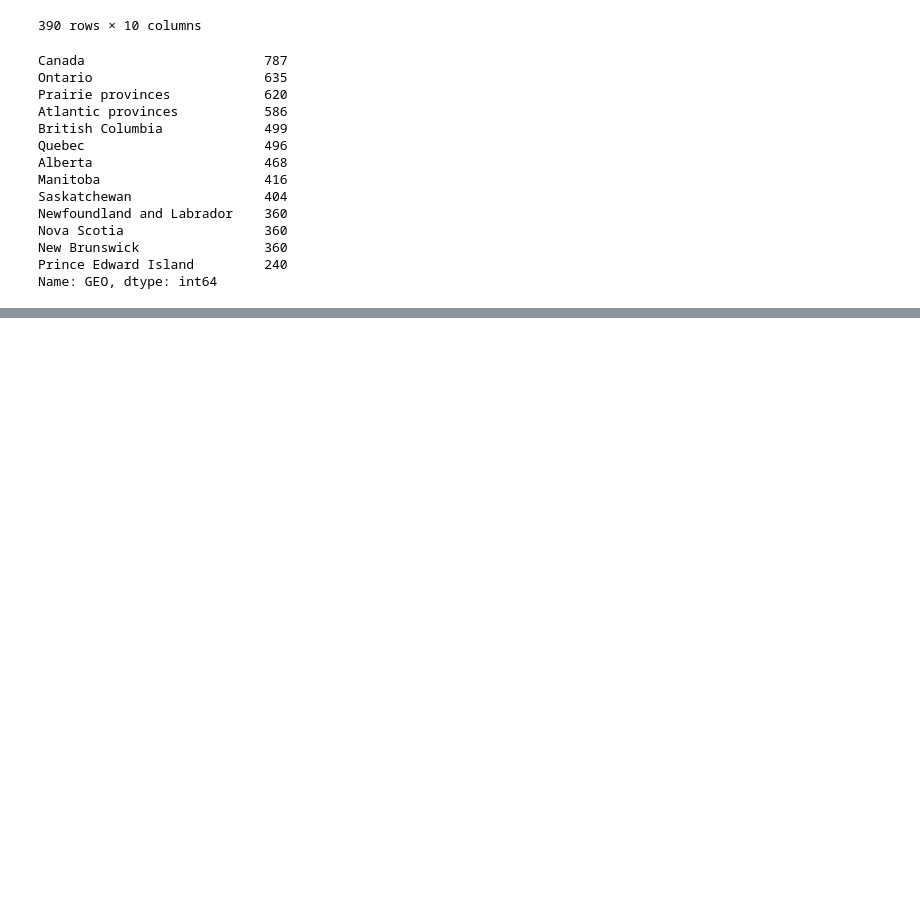
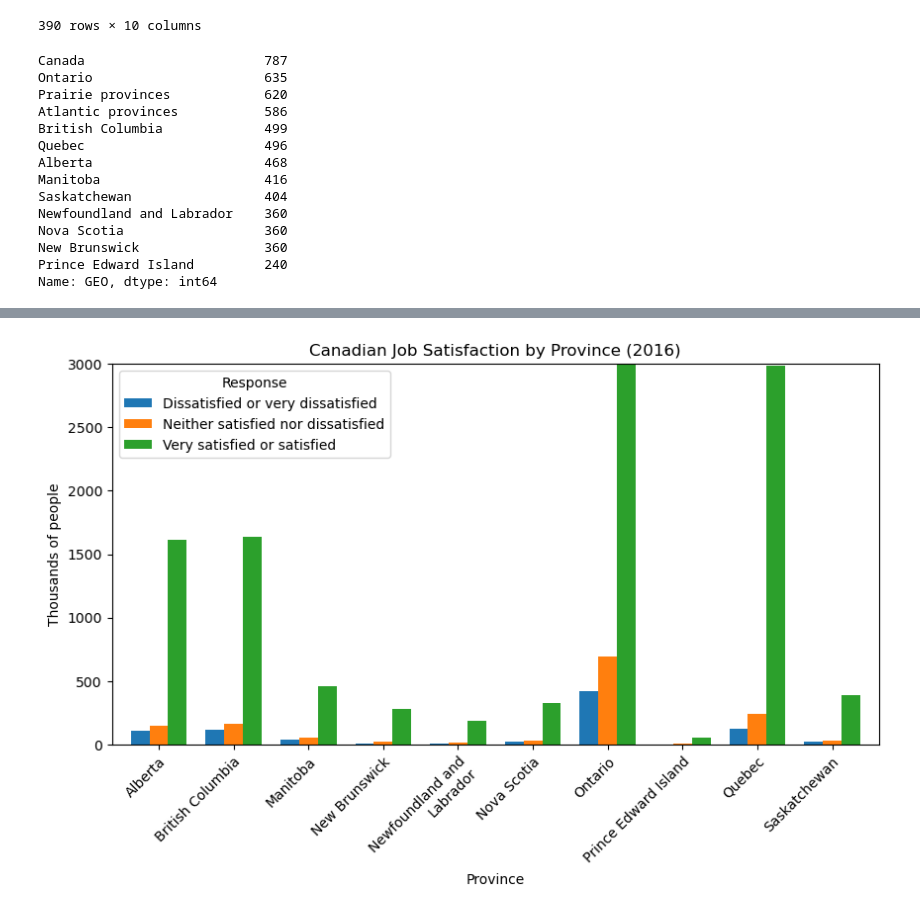
Before and after one commit to hhodek/UofWProject1, a Jupyter notebook: project.ipynb, the cells around one changed output, grey strips where cells are left out. Saved outputs shown, nothing was run; the diff lists cells and outputs as text; code cells hidden in the pictures; blank space fills up the shorter version.

Commit message:
one more graphic to go i think

```diff
--- a/project.ipynb
+++ b/project.ipynb
@@ -141,3 +141,12 @@ See the caveats in the documentation: https://pandas.pydata.org/pandas-docs/stab
 # %%
 pro_per_3.to_csv("canada_project/data/province_percent.csv", index=True, header=True)
 pro_ple_3.to_csv("canada_project/data/province_people.csv", index=True, header=True)
+# %%
+pro_ple_plot1 = pro_ple_3.pivot(index="GEO", columns="Response",
+                values="VALUE").plot(kind="bar", figsize=(10,5),title="Canadian Job Satisfaction by Province (2016)",
+                                     xlabel="Province", ylabel="Thousands of people",
+                                     width=0.75)
+plt.xticks(rotation=45, wrap=True, ha="right")
+plt.show()
+# %% [output]
+[figure, added]
```
Also changed, not shown: parts of 1 cell of this notebook.
